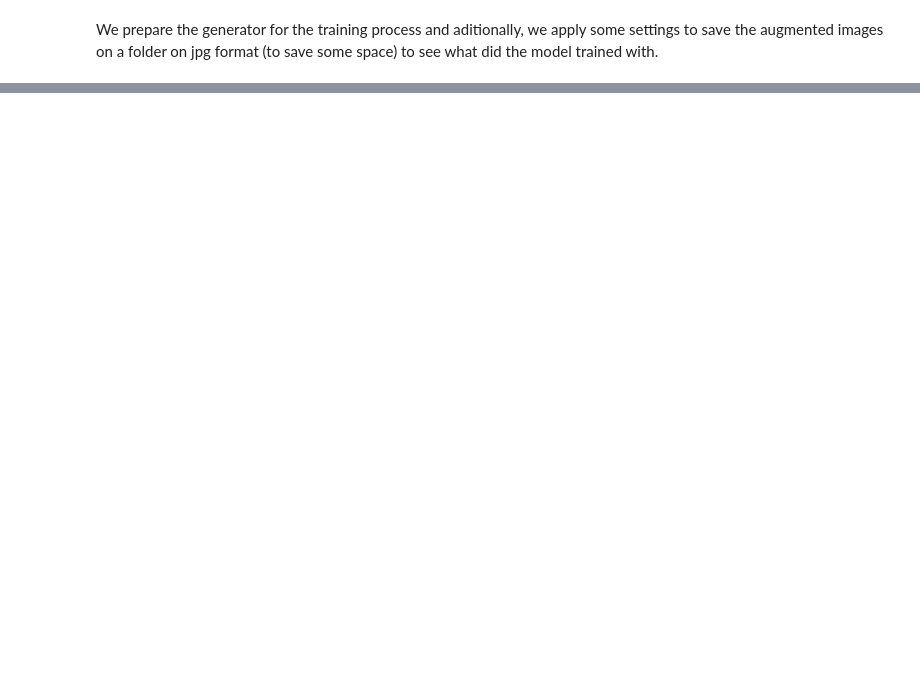
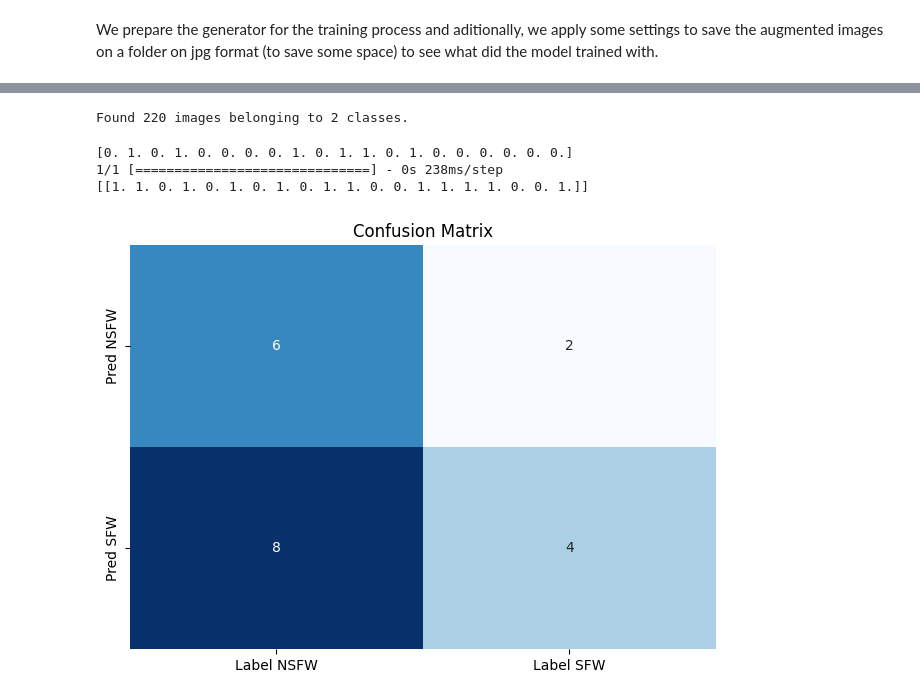
Before and after one commit to A01706155/unsafeFurryContentDetector, a Jupyter notebook: NSFW_Furry_Image_Detector_A01706155.ipynb, the cells around one changed output, grey strips where cells are left out. Cells and saved outputs as stored; diff of their text form; code cells hidden in the pictures; blank space fills up the shorter version.

```diff
--- a/NSFW_Furry_Image_Detector_A01706155.ipynb
+++ b/NSFW_Furry_Image_Detector_A01706155.ipynb
@@ -438,0 +173,10 @@ Para mejorar esto, se reclasificarán las imágenes sugerentes y se enviarán de
+# %%
+train_generator = train_datagen.flow_from_directory(
+							train_dir,
+							target_size = (256, 256),
+							batch_size = 16,
+							class_mode ='binary',
+							save_to_dir= path + '/augmented', # Colab local storage
+              save_prefix='aug',
+              save_format='jpg' # Save disk space
+							)
@@ -438,0 +267,42 @@ Para mejorar esto, se reclasificarán las imágenes sugerentes y se enviarán de
+# %%
+from tensorflow.math import confusion_matrix
+import seaborn as sns
+from sklearn import datasets
+from sklearn.linear_model import LogisticRegression
+from sklearn.model_selection import train_test_split
+from sklearn.metrics import confusion_matrix
+import pandas as pd
+
+test_datagen = ImageDataGenerator(1./255)
+test_generator = test_datagen.flow_from_directory(
+					test_dir,
+					target_size = (256, 256),
+					batch_size = 20,
+					class_mode= 'binary')
+
+test_imgs = test_generator[0][0]
+test_labels = test_generator[0][1]
+
+print(test_labels)
+
+predictions = CNN1.predict(test_imgs)
+classes_x = predictions.T
+classes_x = np.rint(classes_x)
+
+print(classes_x)
+# %% [output]
+Found 220 images belonging to 2 classes.
+[0. 1. 0. 1. 0. 0. 0. 0. 1. 0. 1. 1. 0. 1. 0. 0. 0. 0. 0. 0.]
+1/1 [==============================] - 0s 238ms/step
+[[1. 1. 0. 1. 0. 1. 0. 1. 0. 1. 1. 0. 0. 1. 1. 1. 1. 0. 0. 1.]]
+# %%
+mat = confusion_matrix(classes_x[0], test_labels)
+
+df = pd.DataFrame(mat, index=['Pred NSFW', 'Pred SFW'],
+                              columns=['Label NSFW',  'Label SFW'])
+
+sns.heatmap(df, annot=True, cbar=None, cmap="Blues")
+plt.title("Confusion Matrix"), plt.tight_layout()
+plt.show()
+# %% [output]
+[figure, added]
```
Also changed, not shown: parts of 43 cells of this notebook.
